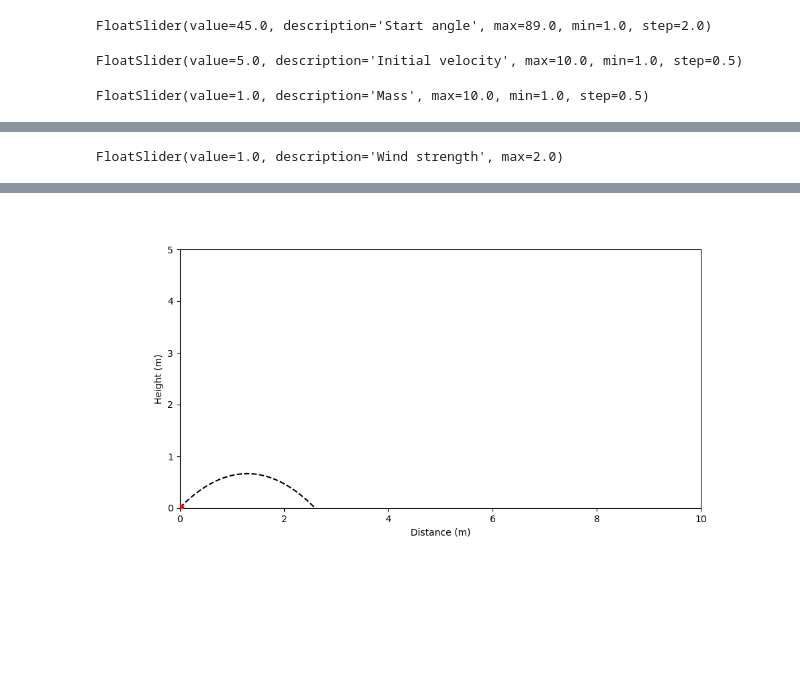
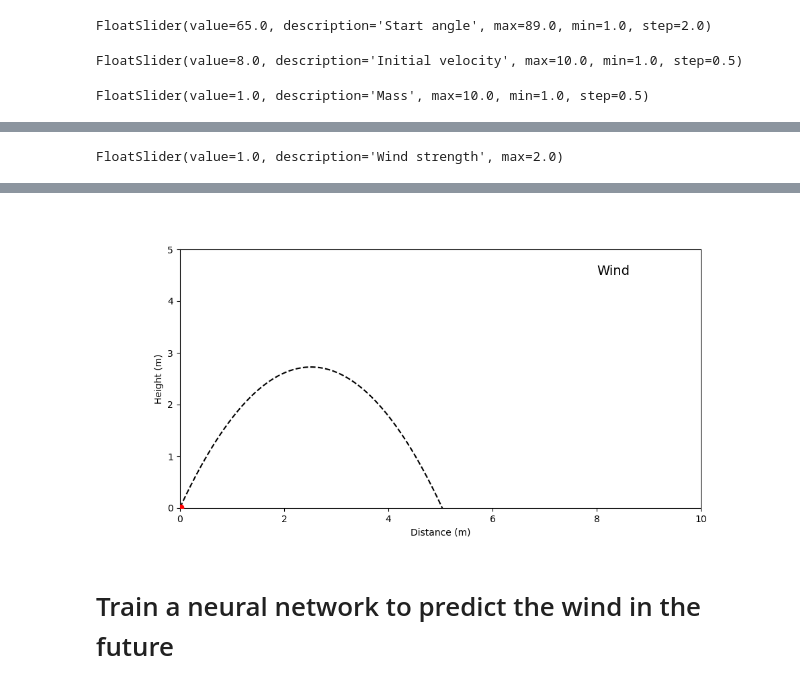
Before and after one commit to cnrrobertson/DSECOP, a Jupyter notebook: Recurrent_Neural_Networks/demo.ipynb, the cells around one changed output, grey strips where cells are left out. Cells and saved outputs as stored; diff of their text form; code cells hidden in the pictures; blank space fills up the shorter version.

```diff
--- a/Recurrent_Neural_Networks/demo.ipynb
+++ b/Recurrent_Neural_Networks/demo.ipynb
@@ -186,10 +215,13 @@ def simulate_with_wind(initial_velocity,mass,time_step,wind_variability,wind_str
 
     return np.array(x)
 # %%
+plt.close()
 plt.figure()
-xs = simulate_with_wind(np.array([10,10]), 10, .01, 20,3)
+ws = generate_wind(220,50,5)
+xs = simulate_with_wind(np.array([10,10]), 10, .01,ws)
 plt.plot(xs[:,0],xs[:,1])
 plt.ylabel("Height (m)")
 plt.xlabel("Distance (m)")
 plt.show()
+print("Number of steps before impact: ", len(xs))
 # %% [output]
@@ -197,66 +230,87 @@ plt.show()
 # %%
 plt.close()
-angle = widgets.FloatSlider(min=1,max=89,step=2,description="Start angle",value = 45)
-magnitude = widgets.FloatSlider(min=1,max=10,step=.5,description="Initial velocity",value = 5)
+#####################################################################################
+# Make slider widgets
+#####################################################################################
+angle = widgets.FloatSlider(min=1,max=89,step=2,description="Start angle",value = 65)
+magnitude = widgets.FloatSlider(min=1,max=10,step=.5,description="Initial velocity",value = 8)
 mass = widgets.FloatSlider(min=1,max=10,step=.5,description="Mass",value = 1)
 wind_variability = widgets.IntSlider(min=0,max=20,step=1,description="Wind variability",value = 5)
 wind_strength = widgets.FloatSlider(min=0,max=2,step=.1,description="Wind strength",value = 1)
 play = widgets.Button(description="Throw ball")
-display(angle)
-display(magnitude)
-display(mass)
-display(wind_variability)
-display(wind_strength)
+
+display(angle); display(magnitude); display(mass)
+display(wind_variability); display(wind_strength)
 display(play)
 
-def plot_event(obj):
+#####################################################################################
+# Make functions to update plots when changing sliders
+#####################################################################################
+def plot_ball_motion(obj):
+    # Recompute trajectory
     vx = magnitude.value*np.cos(angle.value*(np.pi/180))
     vy = magnitude.value*np.sin(angle.value*(np.pi/180))
-    xs = simulate_with_wind(np.array([vx,vy]),mass.value,.01,wind_variability.value,wind_strength.value)
+    ws = generate_wind(200,wind_variability.value,wind_strength.value)
+    xs = simulate_with_wind(np.array([vx,vy]),mass.value,.01,ws)
+
+    # Update ball location and wind strength one step at a time
     for i in range(len(xs)):
         x = xs[i]
         time1 = time.time()
         ball.set_offsets(x)
         true_traj.set_data(xs[:i,0],xs[:i,1])
+        wind.set_data(dx=-ws[i]/2)
         time2 = time.time()
         time.sleep(.01 - (time2-time1))
         fig.canvas.draw()
         fig.canvas.flush_events()
 
-def plot_pointer(obj):
+def plot_trajectory(obj):
+    # Recompute trajectory
     vx = magnitude.value*np.cos(angle.value*(np.pi/180))
     vy = magnitude.value*np.sin(angle.value*(np.pi/180))
     xs = simulate(np.array([vx,vy]),0,mass.value,.01)
+
+    # Update trajectory plot
     traj.set_data(xs[:,0],xs[:,1])
     fig.canvas.draw_idle()
     fig.canvas.flush_events()
 
-def plot_ball(obj):
+def change_ball_size(obj):
     ball.set_sizes([mass.value*72])
 
+#####################################################################################
+# Initialize plot
+#####################################################################################
 fig = plt.figure(figsize=(10,5))
 vx = magnitude.value*np.cos(angle.value*(np.pi/180))
 vy = magnitude.value*np.sin(angle.value*(np.pi/180))
 xs = simulate(np.array([vx,vy]),0,mass.value,.01)
 traj = plt.plot(xs[:,0],xs[:,1],ls="--",color="black")[0]
 true_traj = plt.plot([0],[0],color="red",zorder=50)[0]
 ball = plt.scatter([0.01],[0.01],color="red",zorder=100)
+wind = plt.arrow(8,4.2,0,0,length_includes_head=True,width=.05,color="black")
+wind_label = plt.text(8,4.5,"Wind",fontsize=14)
 plt.ylabel("Height (m)")
 plt.xlabel("Distance (m)")
 plt.xlim(0,10)
 plt.ylim(0,5)
-fig.canvas.draw()
+fig.canvas.draw_idle()
+fig.canvas.flush_events()
 
-play.on_click(plot_event)
-angle.observe(plot_pointer)
-magnitude.observe(plot_pointer)
-drag.observe(plot_pointer)
-mass.observe(plot_ball)
+#####################################################################################
+# Watch sliders for changes
+#####################################################################################
+play.on_click(plot_ball_motion)
+angle.observe(plot_trajectory)
+magnitude.observe(plot_trajectory)
+mass.observe(plot_trajectory)
+mass.observe(change_ball_size)
 # %% [output]
-FloatSlider(value=45.0, description='Start angle', max=89.0, min=1.0, step=2.0)
+FloatSlider(value=65.0, description='Start angle', max=89.0, min=1.0, step=2.0)
-FloatSlider(value=5.0, description='Initial velocity', max=10.0, min=1.0, step=0.5)
+FloatSlider(value=8.0, description='Initial velocity', max=10.0, min=1.0, step=0.5)
 FloatSlider(value=1.0, description='Mass', max=10.0, min=1.0, step=0.5)
 [interactive output not drawn]
 FloatSlider(value=1.0, description='Wind strength', max=2.0)
 [interactive output not drawn]
-[figure, old version]
+[figure, new version]
@@ -264,0 +319,2 @@ plt.close()
+# %% [markdown]
+# Train a neural network to predict the wind in the future
```
Also changed, not shown: parts of 35 cells of this notebook.
